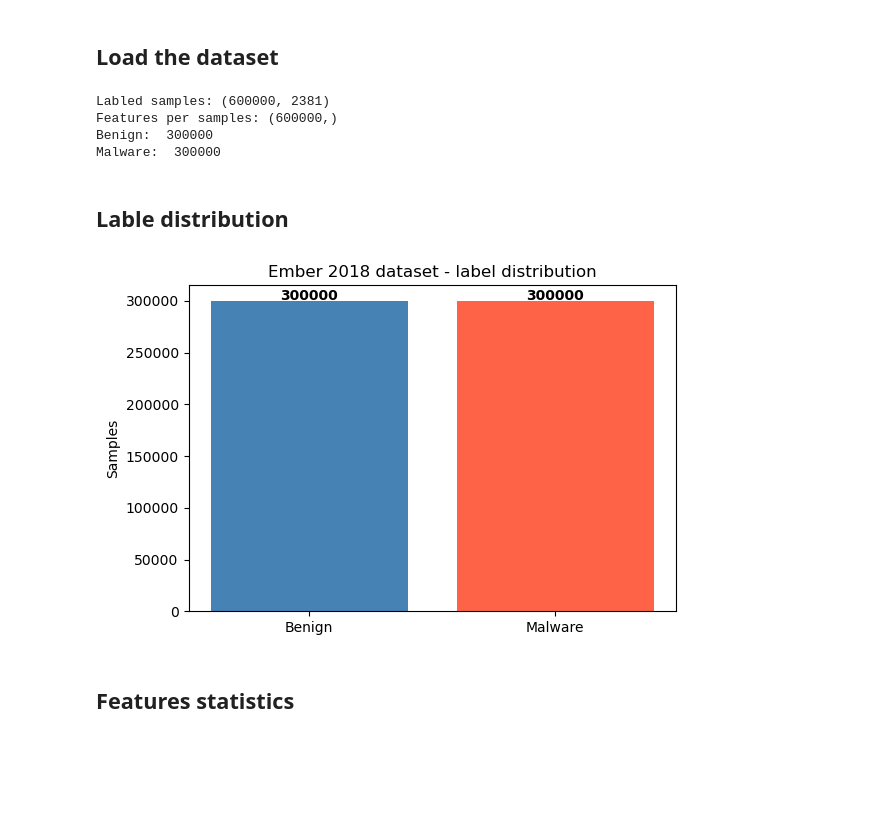
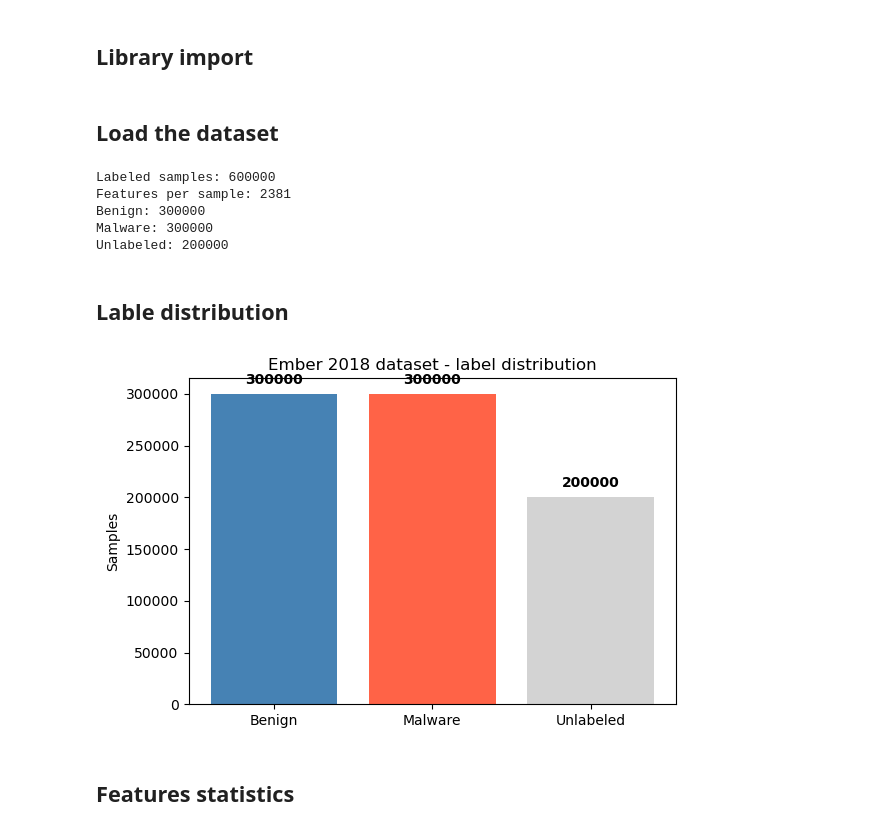
Before and after one commit to SimonRi1/DeepGraphDefense-GNN, a Jupyter notebook: notebooks/01_data_exploration.ipynb, the cells around one changed output. Saved outputs shown, nothing was run; the diff lists cells and outputs as text; code cells hidden in the pictures; blank space fills up the shorter version.

```diff
--- a/notebooks/01_data_exploration.ipynb
+++ b/notebooks/01_data_exploration.ipynb
@@ -3,45 +24,58 @@
+# %% [markdown]
+## Library import
 # %%
 import ember
 import pandas as pd
 import numpy as np
 import matplotlib.pyplot as plt
 
-EMBER_PATH = "../data/raw/ember2018"
+EMBER_PATH = "../ember2018"
 # %% [markdown]
 ## Load the dataset
 # %%
 X_train, y_train, X_test, y_test = ember.read_vectorized_features(EMBER_PATH)
 
-# Filter only labled sample from the dataset
+# Filter only labeled samples from the dataset
 mask = y_train != -1
-X_labled = X_train[mask]
-y_labled = y_train[mask]
+X_labeled = X_train[mask]
+y_labeled = y_train[mask]
 
-print(f"Labled samples: {X_labled.shape}")
-print(f"Features per samples: {y_labled.shape}")
-print(f"Benign:  {(y_labled == 0).sum()}")
-print(f"Malware:  {(y_labled == 1).sum()}")
+print(f"Labeled samples: {X_labeled.shape[0]}")
+print(f"Features per sample: {X_labeled.shape[1]}")
+print(f"Benign: {(y_labeled == 0).sum()}")
+print(f"Malware: {(y_labeled == 1).sum()}")
+print(f"Unlabeled: {(y_train == -1).sum()}")
 # %% [output]
-Labled samples: (600000, 2381)
-Features per samples: (600000,)
-Benign:  300000
-Malware:  300000
+Labeled samples: 600000
+Features per sample: 2381
+Benign: 300000
+Malware: 300000
+Unlabeled: 200000
 # %% [markdown]
 ## Lable distribution
 # %%
 fig, ax = plt.subplots(figsize=(6, 4))
-labels = ["Benign", "Malware"]
-counts = [(y_labled == 0).sum(), (y_labled == 1).sum()]
-ax.bar(labels, counts, color=["steelblue", "tomato"])
+labels = ["Benign", "Malware", "Unlabeled"]
+
+# Calculate counts using the original y_train for the unlabeled data
+counts = [
+    (y_labeled == 0).sum(),
+    (y_labeled == 1).sum(),
+    (y_train == -1).sum()
+]
+
+ax.bar(labels, counts, color=["steelblue", "tomato", "lightgray"])
 ax.set_title("Ember 2018 dataset - label distribution")
 ax.set_ylabel("Samples")
+
 for i, v in enumerate(counts):
-    ax.text(i, v + 1000, str(v), ha="center", fontweight="bold")
+    ax.text(i, v + 10000, str(v), ha="center", fontweight="bold") # Increased offset slightly for larger numbers
+
 plt.tight_layout()
-plt.savefig("../experiments/label_distribution.png", dpi=150)
+plt.savefig("../../../experiments/label_distribution.png", dpi=150)
 plt.show()
 # %% [output]
-[figure, old version]
+[figure, new version]
 # %% [markdown]
 ## Features statistics
 # %%
```
Also changed, not shown: parts of 3 cells of this notebook.
